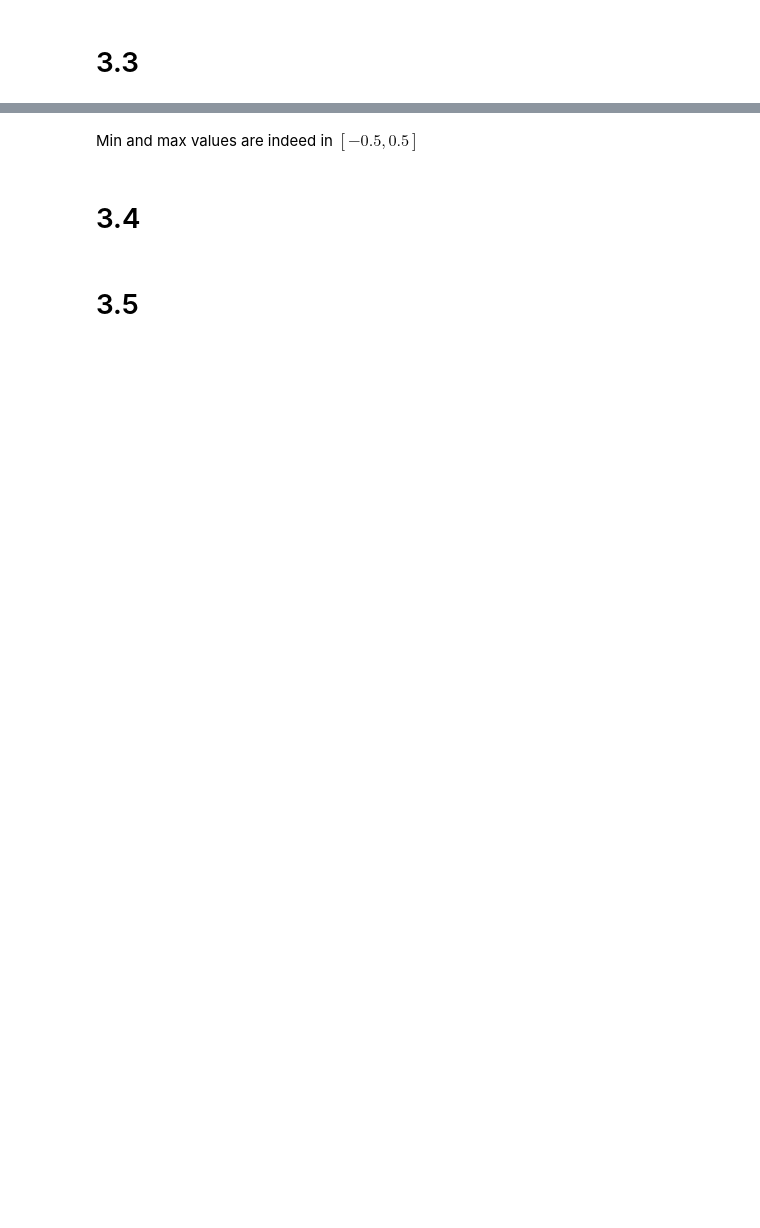
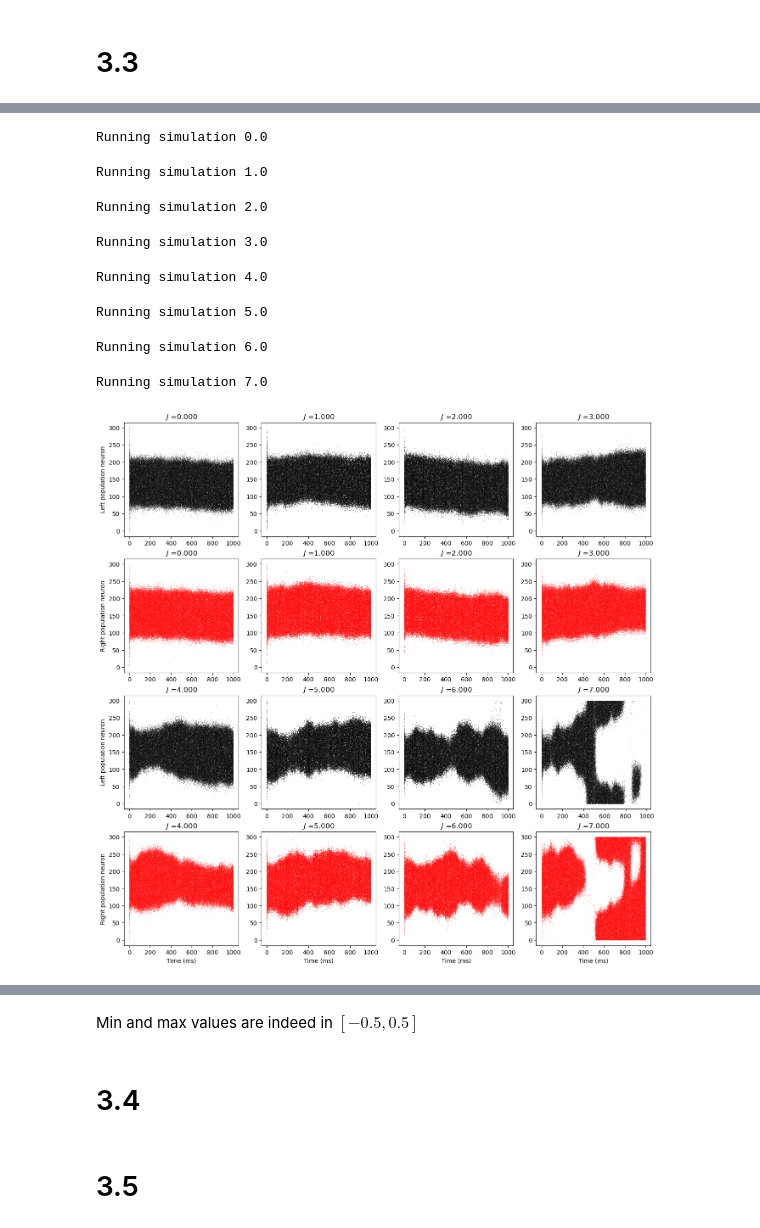
Before and after one commit to CamilleChallier/NX-465-Bump_Attractors, a Jupyter notebook: 3_path_integration.ipynb, the cells around one changed output, grey strips where cells are left out. Drawn from its saved outputs; the diff is of its cells as text; code cells hidden in the pictures; blank space fills up the shorter version.

```diff
--- a/3_path_integration.ipynb
+++ b/3_path_integration.ipynb
@@ -98,0 +105,45 @@ Minimum of head input: -0.016020887358676895
+# %%
+np.random.seed(0)
+
+J_values = np.linspace(0, 7, 8)
+
+fig, ax = plt.subplots(4, 4, figsize=(16, 16))
+
+for i, J in enumerate(J_values):
+    print(f'Running simulation {(J)}')
+    x, y = i//4, i%4
+    # defining smooth random trajectory
+    head_dirs, positions = sim.smooth_random_trajectory(ct.T, ct.delta_t, speed, max_delta_theta)
+
+    # defining head population and running spike simulation to get spikes
+    head_population = PoissonNeuron(I_0=1, theta_H=head_dirs)
+    h,s = head_population.spike_simulation(input_fct=head_population.head_external_input, initial_voltage=np.random.uniform(0, 1, ct.N))
+
+    # defining the integrator that uses the head population information
+    integrator = TwoPopulationSimulation(J_head=J, head_population=head_population)
+    hL, sL, hR, sR = integrator.simulation(initial_voltage=integrator.centered_voltage)
+
+    sL1, sR1 = sim.bins_spike(sL, 1), sim.bins_spike(sR, 1)
+    spike_timesL = [np.where(sL1.T[i] !=0)[0] for i in range(ct.N)]
+    spike_timesR = [np.where(sR1.T[i] !=0)[0] for i in range(ct.N)]
+
+    ax[2*x, y].eventplot(spike_timesL, orientation='horizontal', color='black', linewidth=0.5)
+    ax[2*x+1, y].eventplot(spike_timesR, orientation='horizontal', color='red', linewidth=0.5)
+    ax[2*x, y].set_title(r'$J$ =' + f'{J:.3f}')
+    ax[2*x+1, y].set_title(r'$J$ =' + f'{J:.3f}')
+
+for i in range(2):
+    ax[2*i, 0].set_ylabel("Left population neuron")
+    ax[2*i+1, 0].set_ylabel("Right population neuron")
+
+for i in range(4): ax[3, i].set_xlabel('Time (ms)')
+# %% [output]
+Running simulation 0.0
+Running simulation 1.0
+Running simulation 2.0
+Running simulation 3.0
+Running simulation 4.0
+Running simulation 5.0
+Running simulation 6.0
+Running simulation 7.0
+[figure, added]
```
Also changed, not shown: parts of 13 cells of this notebook, 2 other files.
